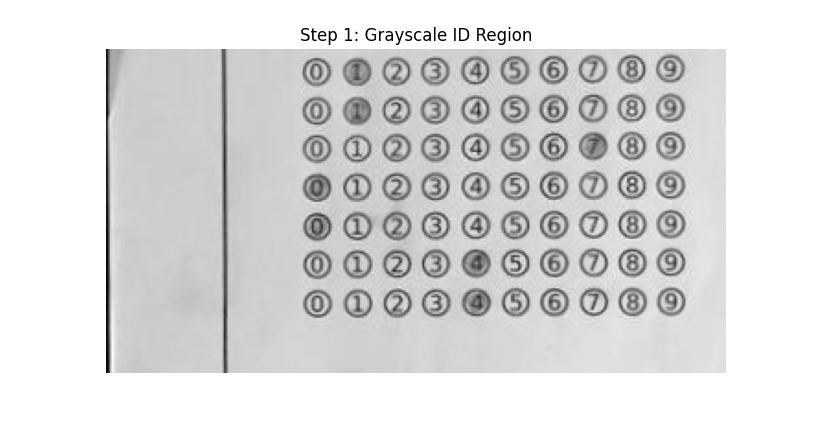
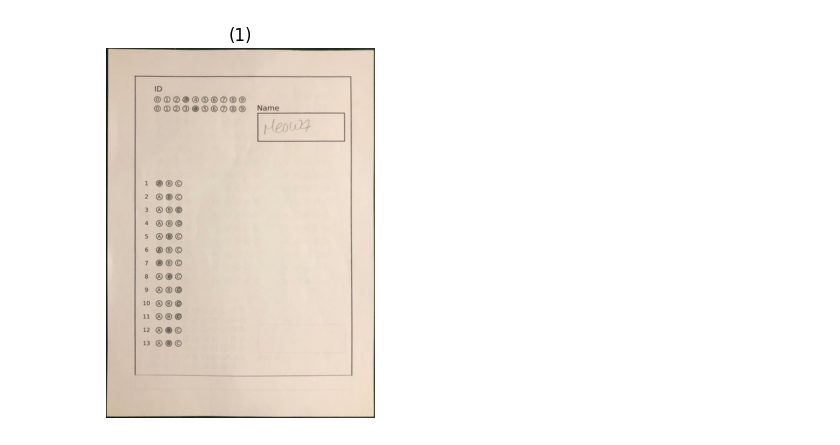
Before and after one commit to OmarIsmail11/GradesAutoFiller, a Jupyter notebook: Module2BubbleSheetCorrection/notebooks/idExtraction.ipynb, the cells around one changed output. Drawn from its saved outputs; the diff is of its cells as text; code cells hidden in the pictures; blank space fills up the shorter version.

Commit message:
Finish bubble sheet grade mapping

```diff
--- a/Module2BubbleSheetCorrection/notebooks/idExtraction.ipynb
+++ b/Module2BubbleSheetCorrection/notebooks/idExtraction.ipynb
@@ -7,7 +7,6 @@ import imutils
 from paperExtraction import *
 
 def show_image(img, title=""):
-    """Display image inline with matplotlib"""
     plt.figure(figsize=(8,6))
     if len(img.shape) == 2:
         plt.imshow(img, cmap='gray')
@@ -17,32 +16,26 @@ def show_image(img, title=""):
     plt.axis('off')
     plt.show()
 
-def detect_id_contours(id_image, num_digits, min_size=10, aspect_ratio_tol=0.2):
+def detect_id_auto(id_image, min_size=10, aspect_ratio_tol=0.2):
     """
-    Detect student ID using contours.
+    Detect student ID from ID image automatically (no need for number of rows).
 
     Args:
         id_image: Cropped ID region (BGR)
-        num_digits: Number of digits in the ID
         min_size: Minimum width/height of bubble
         aspect_ratio_tol: Allowed deviation from perfect square
 
     Returns:
-        id_number: Detected ID as string
+        id_number: Detected ID as string (concatenated digits)
     """
-    # Step 1: Grayscale
     gray = cv2.cvtColor(id_image, cv2.COLOR_BGR2GRAY)
-    show_image(gray, "Step 1: Grayscale ID Region")
+    _, thresh = cv2.threshold(gray, 0, 255, cv2.THRESH_BINARY_INV | cv2.THRESH_OTSU)
+    show_image(thresh, "Thresholded ID")
 
-    # Step 2: Threshold (Otsu + Binary Inverted)
-    thresh = cv2.threshold(gray, 0, 255, cv2.THRESH_BINARY_INV | cv2.THRESH_OTSU)[1]
-    show_image(thresh, "Step 2: Thresholded ID Region")
-
-    # Step 3: Find contours
     cnts = cv2.findContours(thresh.copy(), cv2.RETR_EXTERNAL, cv2.CHAIN_APPROX_SIMPLE)
     cnts = imutils.grab_contours(cnts)
 
-    # Step 4: Filter contours by size and aspect ratio
+    # Filter valid bubble contours
     bubbleCnts = []
     debug_img = id_image.copy()
     for c in cnts:
@@ -50,71 +43,66 @@ def detect_id_contours(id_image, num_digits, min_size=10, aspect_ratio_tol=0.2):
         ar = w / float(h)
         if w >= min_size and h >= min_size and abs(ar - 1) <= aspect_ratio_tol:
             bubbleCnts.append(c)
-            cv2.rectangle(debug_img, (x,y), (x+w, y+h), (0,255,0), 2)
-    show_image(debug_img, "Step 3-4: Filtered Bubble Contours")
+            cv2.rectangle(debug_img, (x,y), (x+w,y+h), (0,255,0), 2)
+    show_image(debug_img, "Filtered Bubbles")
 
-    # Step 5: Sort contours top-to-bottom
+    if not bubbleCnts:
+        return ""
+
+    # Sort top-to-bottom
     bubbleCnts = contours.sort_contours(bubbleCnts, method="top-to-bottom")[0]
 
-    # Step 6: Split contours into rows
+    # Split into rows automatically
     rows = []
     current_row = []
-    tolerance = 10  # pixels
+    tolerance = 10
     for c in bubbleCnts:
         x, y, w, h = cv2.boundingRect(c)
         if not current_row:
-            current_row.append(c)
+            current_row = [c]
             last_y = y
         elif abs(y - last_y) <= tolerance:
             current_row.append(c)
         else:
-            rows.append(sorted(current_row, key=lambda b: cv2.boundingRect(b)[0]))  # left-to-right
+            rows.append(sorted(current_row, key=lambda b: cv2.boundingRect(b)[0]))
             current_row = [c]
             last_y = y
     if current_row:
         rows.append(sorted(current_row, key=lambda b: cv2.boundingRect(b)[0]))
 
-    # Keep only first num_digits rows
-    rows = rows[:num_digits]
-
-    # Step 7: Draw rows for debug
-    row_img = id_image.copy()
-    for row in rows:
-        for c in row:
-            x, y, w, h = cv2.boundingRect(c)
-            cv2.rectangle(row_img, (x,y), (x+w, y+h), (255,0,0), 2)
-    show_image(row_img, "Step 5-7: Rows Detected")
-
-    # Step 8: Detect filled bubble in each row
+    # Detect filled bubble in each row
     id_number = ""
     filled_img = id_image.copy()
     for row in rows:
         max_filled = 0
         filled_choice = None
         for idx, c in enumerate(row):
             mask = np.zeros(thresh.shape, dtype="uint8")
             cv2.drawContours(mask, [c], -1, 255, -1)
-            total = cv2.countNonZero(cv2.bitwise_and(thresh, thresh, mask=mask))
-            if total > max_filled:
-                max_filled = total
+            filled_pixels = cv2.countNonZero(cv2.bitwise_and(thresh, thresh, mask=mask))
+            if filled_pixels > max_filled:
+                max_filled = filled_pixels
                 filled_choice = idx
-        id_number += str(filled_choice)
-        # Draw filled bubble in red
-        x, y, w, h = cv2.boundingRect(row[filled_choice])
-        cv2.rectangle(filled_img, (x,y), (x+w, y+h), (0,0,255), 3)
-    show_image(filled_img, f"Step 8: Filled Bubbles Detected -> ID {id_number}")
+        if filled_choice is not None:
+            id_number += str(filled_choice)
+            x, y, w, h = cv2.boundingRect(row[filled_choice])
+            cv2.rectangle(filled_img, (x,y), (x+w, y+h), (0,0,255), 2)
 
+    show_image(filled_img, f"Detected ID: {id_number}")
     return id_number
 
-# -------------------------------
+# ----------------------------
 # Example usage
-# -------------------------------
-imagePath = "../data/images/26.jpg"
+# ----------------------------
+imagePath = "../data/images/1.jpg"
 paper = extractPaper(imagePath)
+show_images([paper])
 height, width, channels = paper.shape
-num_digits = 7  # set the number of digits in your ID
-id_image = paper[height//8:height//3, :5*width//9, :]
-student_id = detect_id_contours(id_image, num_digits)
+
+# Automatically detect ID region in top part of paper
+id_image = paper[int(0.12*height):height//3, :5*width//9, :]  # top-left region, can adjust if needed
+
+student_id = detect_id_auto(id_image)
 print("Detected ID:", student_id)
 # %% [output]
-[figure, old version]
+[figure, new version]
```
Also changed, not shown: parts of 1 cell of this notebook, 5 other files.
